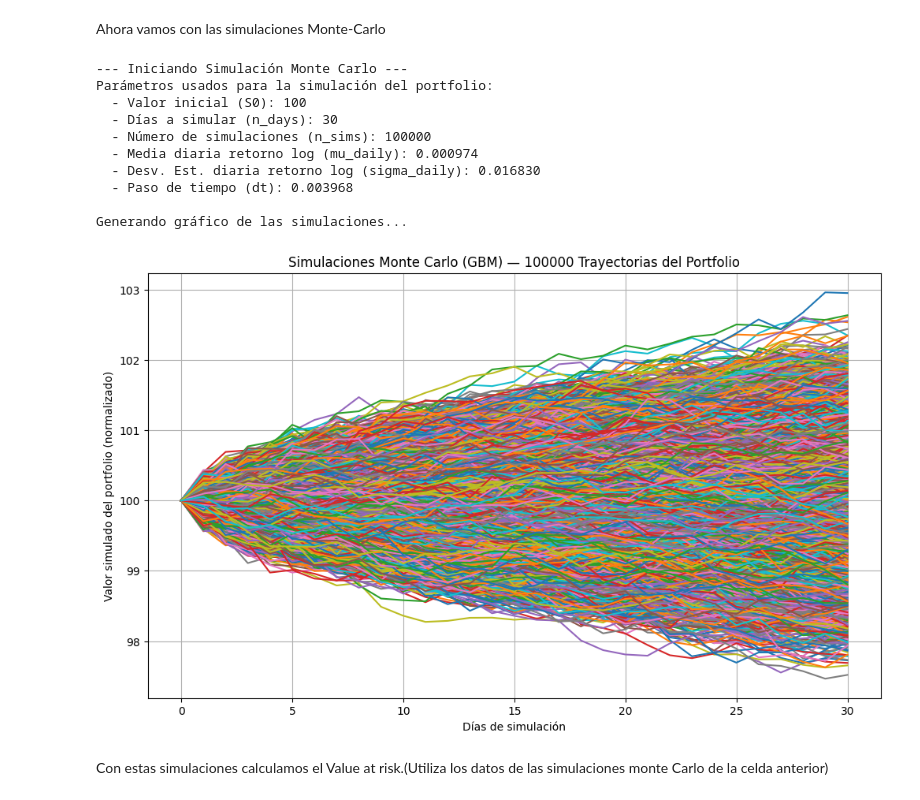
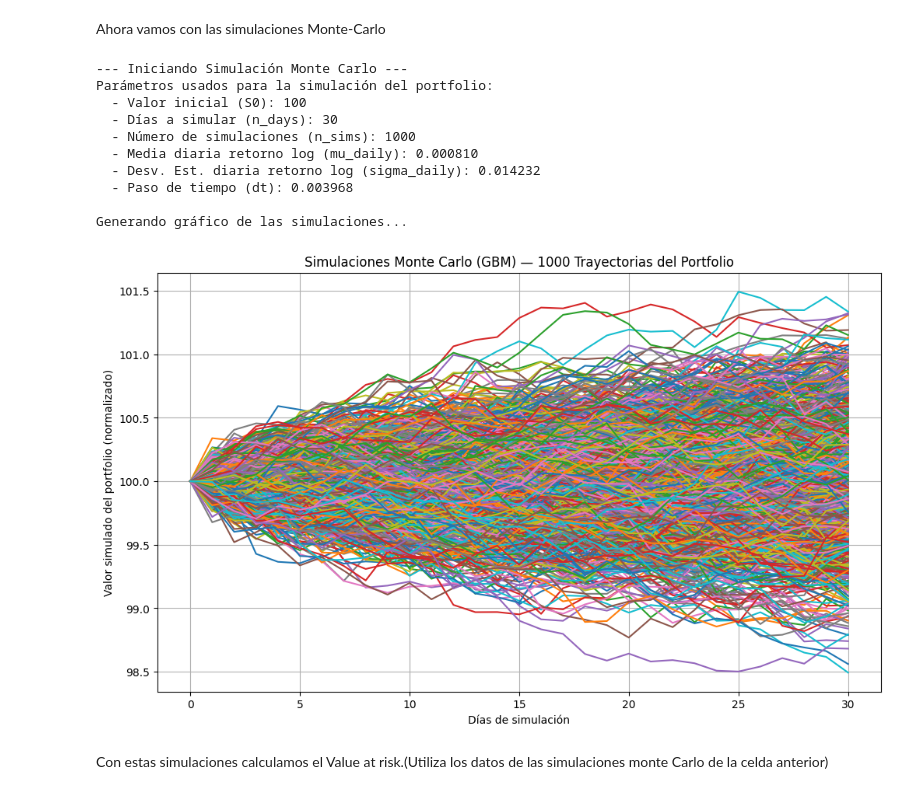
Before and after one commit to emszmtz/proyecto1, a Jupyter notebook: src/proyecto1_ipynb.ipynb, the cells around one changed output. Saved outputs shown, nothing was run; the diff lists cells and outputs as text; code cells hidden in the pictures.

```diff
--- a/src/proyecto1_ipynb.ipynb
+++ b/src/proyecto1_ipynb.ipynb
@@ -754,30 +753,19 @@ Ahora vamos con las simulaciones Monte-Carlo
 print("\n--- Iniciando Simulación Monte Carlo ---")
 
 # Parámetros de la simulación
-n_sims = 10000      # Número de simulaciones
+n_sims = 1000     # Número de simulaciones
 n_days = 30       # Días a simular hacia adelante
 S0 = 100          # Valor inicial del portfolio (normalizado a 100 para comparar)
 dt = 1 / 252      # Paso de tiempo (asumiendo 252 días de trading al año)
 
 try:
-    # 1. Asegurarse de tener los retornos logarítmicos de TODOS los activos
-    #    (df_wide viene de la celda 17)
-    log_returns_mc = np.log(df_wide).diff().dropna()
-
-    # 2. Calcular los retornos diarios de un portfolio EQUITATIVO
-    #    (misma inversión en cada activo)
-    portfolio_return_mc = log_returns_mc.mean(axis=1)
-
-    # 3. Calcular la media y desviación estándar de los retornos logarítmicos del portfolio
-    mu_daily = portfolio_return_mc.mean()
-    sigma_daily = portfolio_return_mc.std()
 
     print(f"Parámetros usados para la simulación del portfolio:")
     print(f"  - Valor inicial (S0): {S0}")
     print(f"  - Días a simular (n_days): {n_days}")
     print(f"  - Número de simulaciones (n_sims): {n_sims}")
-    print(f"  - Media diaria retorno log (mu_daily): {mu_daily:.6f}")
-    print(f"  - Desv. Est. diaria retorno log (sigma_daily): {sigma_daily:.6f}")
+    print(f"  - Media diaria retorno log (mu_daily): {mu_portfolio_diario:.6f}")
+    print(f"  - Desv. Est. diaria retorno log (sigma_daily): {sigma_portfolio_diario:.6f}")
     print(f"  - Paso de tiempo (dt): {dt:.6f}")
 
     # Inicializar generador de números aleatorios
@@ -791,39 +779,39 @@ try:
         # Generar números aleatorios normales estándar para este paso de tiempo
         Z = rng.standard_normal(n_sims)
         # Calcular el precio para este día en todas las simulaciones
         paths[t, :] = paths[t - 1, :] * np.exp(
-            (mu_daily - 0.5 * sigma_daily**2) * dt +  # Componente de deriva
-            sigma_daily * np.sqrt(dt) * Z             # Componente aleatorio (shock)
+            (mu_portfolio_diario - 0.5 * sigma_portfolio_diario**2) * dt +  # Componente de deriva
+            sigma_portfolio_diario * np.sqrt(dt) * Z             # Componente aleatorio (shock)
         )
 
     # 5. Graficar las trayectorias simuladas usando Matplotlib
     print("\nGenerando gráfico de las simulaciones...")
     plt.figure(figsize=(12, 7)) # Crear una figura nueva para el gráfico
     plt.plot(paths)
     plt.title(f'Simulaciones Monte Carlo (GBM) — {n_sims} Trayectorias del Portfolio')
     plt.xlabel('Días de simulación')
     plt.ylabel('Valor simulado del portfolio (normalizado)')
     plt.grid(True)
     # No añadimos leyenda para no saturar el gráfico con 100 entradas
     #plt.savefig('monte_carlo_simulation.png') # Guardar el gráfico como imagen (por ahora no lo estoy guardando)
     #print("Gráfico 'monte_carlo_simulation.png' guardado.")
 
 except NameError as e:
      print(f"Error: La variable 'df_wide' no está definida. Asegúrate de ejecutar la celda 17 antes. ({e})")
 except Exception as e:
     print(f"Ocurrió un error inesperado durante la simulación: {e}")
 # %% [output]
 --- Iniciando Simulación Monte Carlo ---
 Parámetros usados para la simulación del portfolio:
   - Valor inicial (S0): 100
   - Días a simular (n_days): 30
-  - Número de simulaciones (n_sims): 100000
-  - Media diaria retorno log (mu_daily): 0.000974
-  - Desv. Est. diaria retorno log (sigma_daily): 0.016830
+  - Número de simulaciones (n_sims): 1000
+  - Media diaria retorno log (mu_daily): 0.000810
+  - Desv. Est. diaria retorno log (sigma_daily): 0.014232
   - Paso de tiempo (dt): 0.003968
 
 Generando gráfico de las simulaciones...
-[figure, old version]
+[figure, new version]
 # %% [markdown]
 Con estas simulaciones calculamos el Value at risk.(Utiliza los datos de las simulaciones monte Carlo de la celda anterior)
 # %%
```
Also changed, not shown: parts of 1 cell of this notebook.
